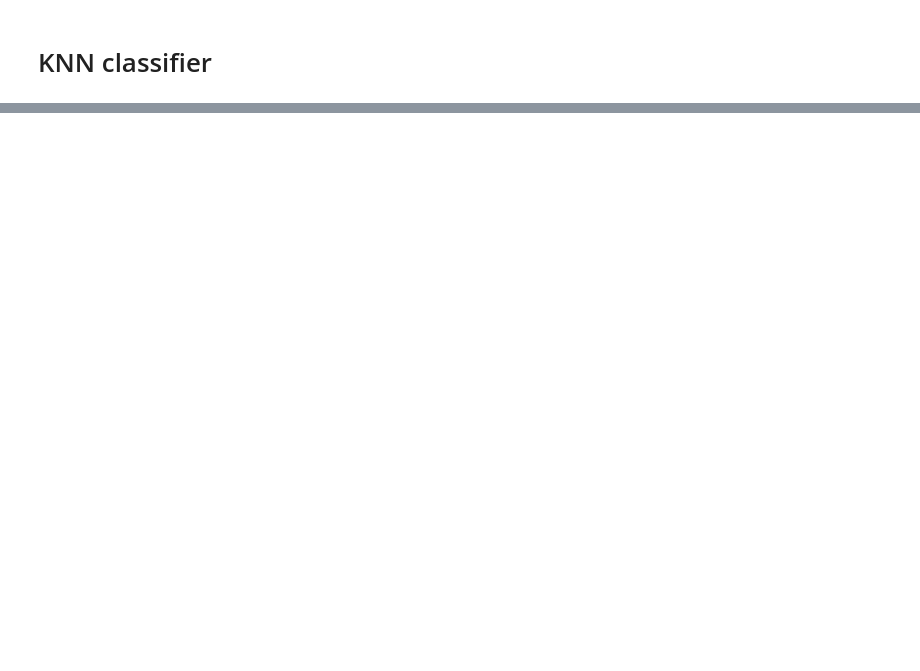
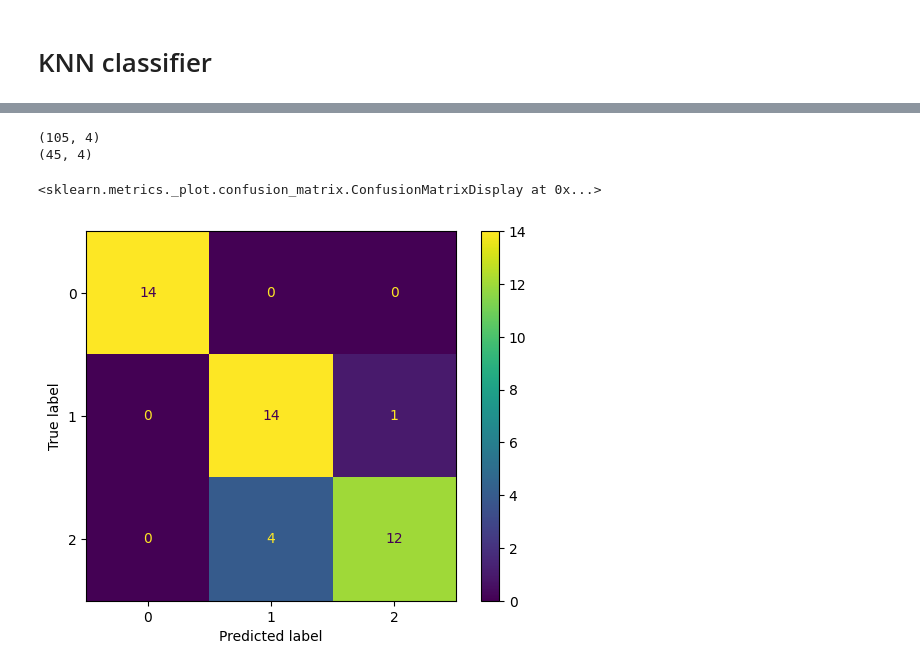
Before and after one commit to mrbutterfly105/Exercises, a Jupyter notebook: Lab_04/MPA_MLF_PCA_2_students.ipynb, the cells around one changed output, grey strips where cells are left out. Cells and saved outputs as stored; diff of their text form; code cells hidden in the pictures; blank space fills up the shorter version.

```diff
--- a/Lab_04/MPA_MLF_PCA_2_students.ipynb
+++ b/Lab_04/MPA_MLF_PCA_2_students.ipynb
@@ -117,0 +126,28 @@ ConfusionMatrixDisplay.from_predictions(,)
+# %%
+
+# Now do the same (data set split, KNN, confusion matrix), but for PCA-transformed data (1st two principal components, i.e., first two columns).
+# Compare the results with full dataset
+
+from sklearn.neighbors import KNeighborsClassifier
+from sklearn.model_selection import train_test_split
+knn1=KNeighborsClassifier(n_neighbors = 3)
+X_train, X_test, y_train, y_test = train_test_split(X,y,test_size=0.3)
+Xpp_train=Xscaler.fit_transform(X_train)
+Xpp_test=Xscaler.fit_transform(X_test)
+#ypp_train=Xscaler.fit_transform(y_train)
+#ypp_test=Xscaler.fit_transform(y_test)
+print(Xpp_train.shape)
+print(Xpp_test.shape)
+knn1=KNeighborsClassifier(n_neighbors = 3)
+knn1.fit(Xpp_train,y_train)
+Ypred=knn1.predict(Xpp_test)
+# Import and show confusion matrix
+from sklearn.metrics import confusion_matrix
+from sklearn.metrics import ConfusionMatrixDisplay
+confusion_matrix(y_test,Ypred)
+ConfusionMatrixDisplay.from_predictions(Ypred,y_test)
+# %% [output]
+(105, 4)
+(45, 4)
+<sklearn.metrics._plot.confusion_matrix.ConfusionMatrixDisplay at 0x...>
+[figure, added]
```
Also changed, not shown: parts of 7 cells of this notebook.
